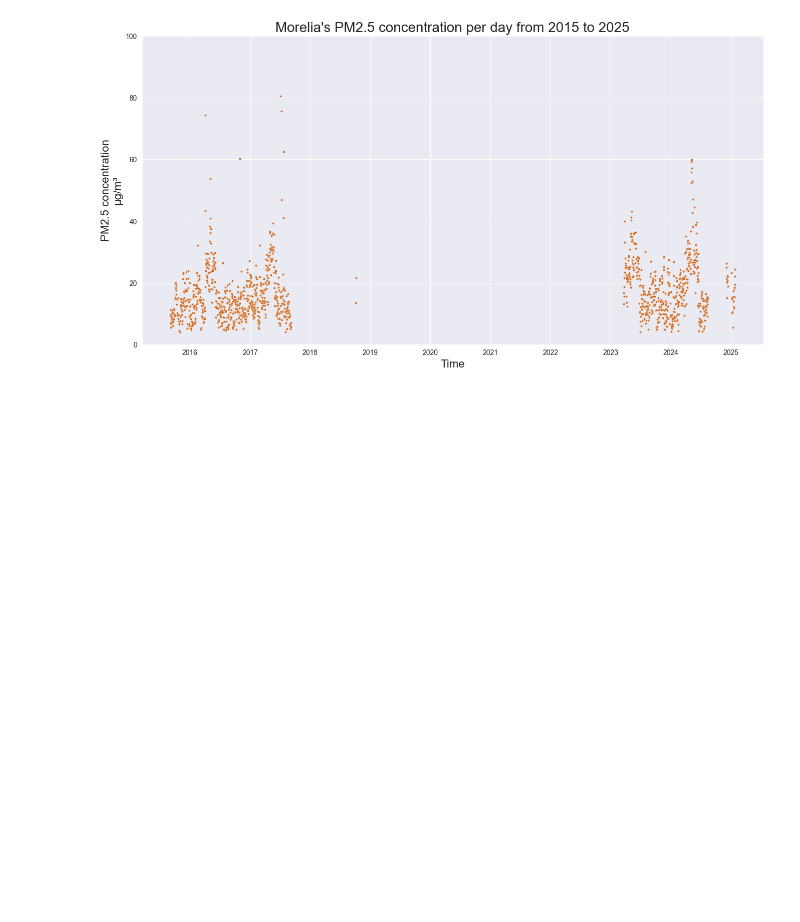
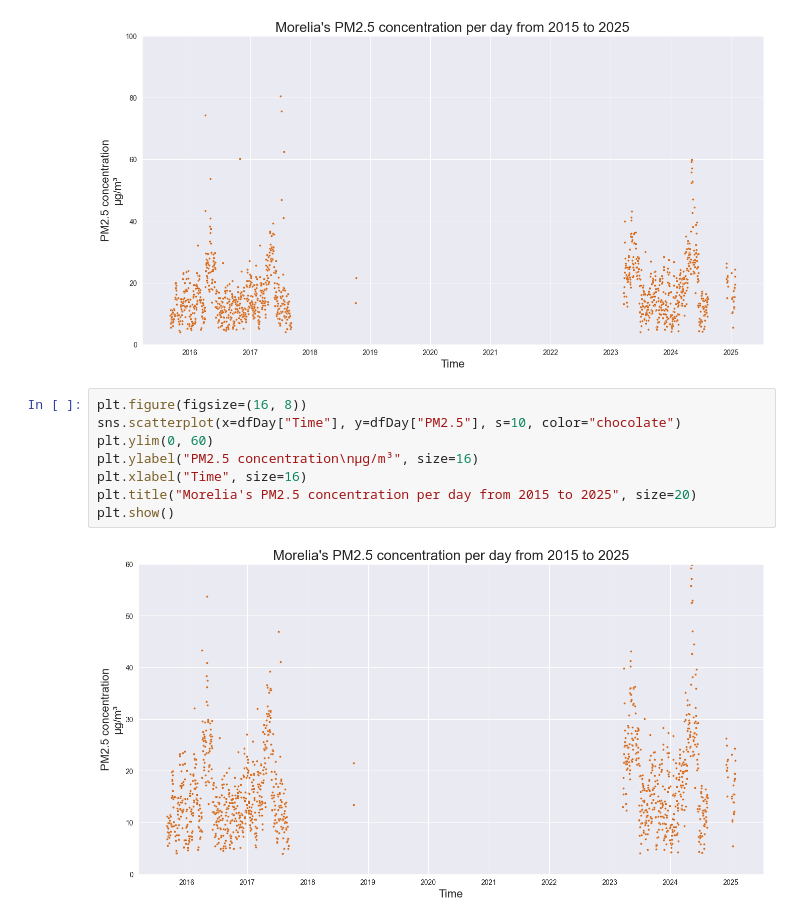
Before and after one commit to arnoldtics/Atmospheric_Data_Insights, a Jupyter notebook: LAIDEA/Records/PM25.ipynb, the cells around one changed output. Drawn from its saved outputs; the diff is of its cells as text; blank space fills up the shorter version.

Commit message:
PM2.5 better visualizations

```diff
--- a/LAIDEA/Records/PM25.ipynb
+++ b/LAIDEA/Records/PM25.ipynb
@@ -103,3 +103,13 @@ plt.title("Morelia's PM2.5 concentration per day from 2015 to 2025", size=20)
 plt.show()
 # %% [output]
 [figure]
+# %%
+plt.figure(figsize=(16, 8))
+sns.scatterplot(x=dfDay["Time"], y=dfDay["PM2.5"], s=10, color="chocolate")
+plt.ylim(0, 60)
+plt.ylabel("PM2.5 concentration\nμg/m³", size=16)
+plt.xlabel("Time", size=16)
+plt.title("Morelia's PM2.5 concentration per day from 2015 to 2025", size=20)
+plt.show()
+# %% [output]
+[figure, added]
```
Also changed, not shown: 1 other file.
